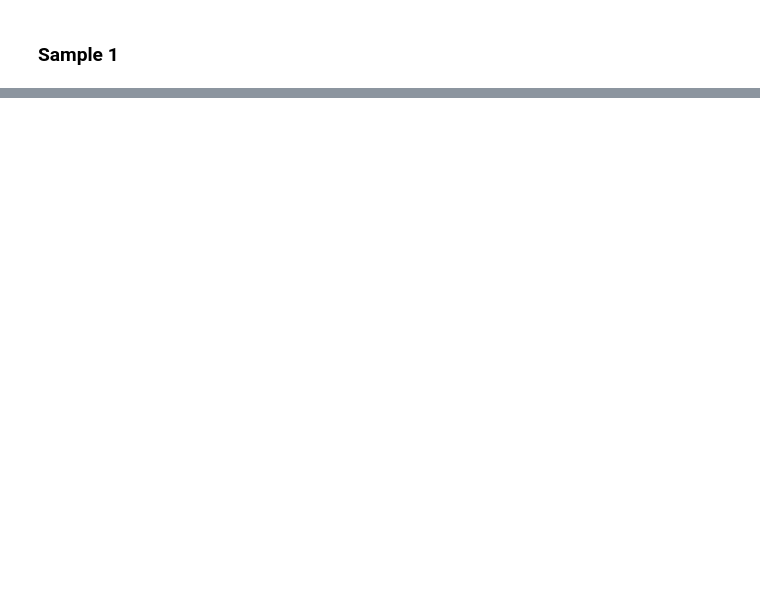
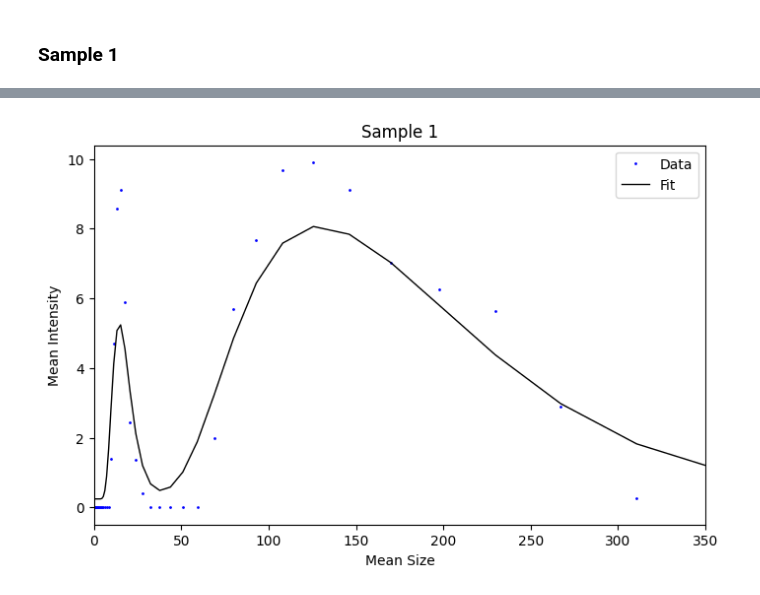
Before and after one commit to aureliemasson/TP-experimental, a Jupyter notebook: DLS/excel_data/graphs.ipynb, the cells around one changed output, grey strips where cells are left out. Saved outputs shown, nothing was run; the diff lists cells and outputs as text; code cells hidden in the pictures; blank space fills up the shorter version.

```diff
--- a/DLS/excel_data/graphs.ipynb
+++ b/DLS/excel_data/graphs.ipynb
@@ -57,0 +65,17 @@ plt.show()
+# %%
+y_combined = np.concatenate([y_fit1, y_fit2])
+y_combined = gaussian_filter1d(y_combined, sigma=2)
+
+plt.figure(figsize=(8, 5))
+plt.plot(size, mean_intensity, color='b', linestyle = '',marker = 'o',markersize = 1, label="Data")
+plt.plot(size, y_combined, color='black', linestyle='-', linewidth=1, label="Fit")
+
+plt.xlabel("Mean Size")
+plt.ylabel("Mean Intensity")
+plt.title("Sample 1")
+plt.xlim([0, 350])
+plt.legend()
+plt.grid(False)
+plt.show()
+# %% [output]
+[figure, added]
```
Also changed, not shown: parts of 5 cells of this notebook, 5 other files.
